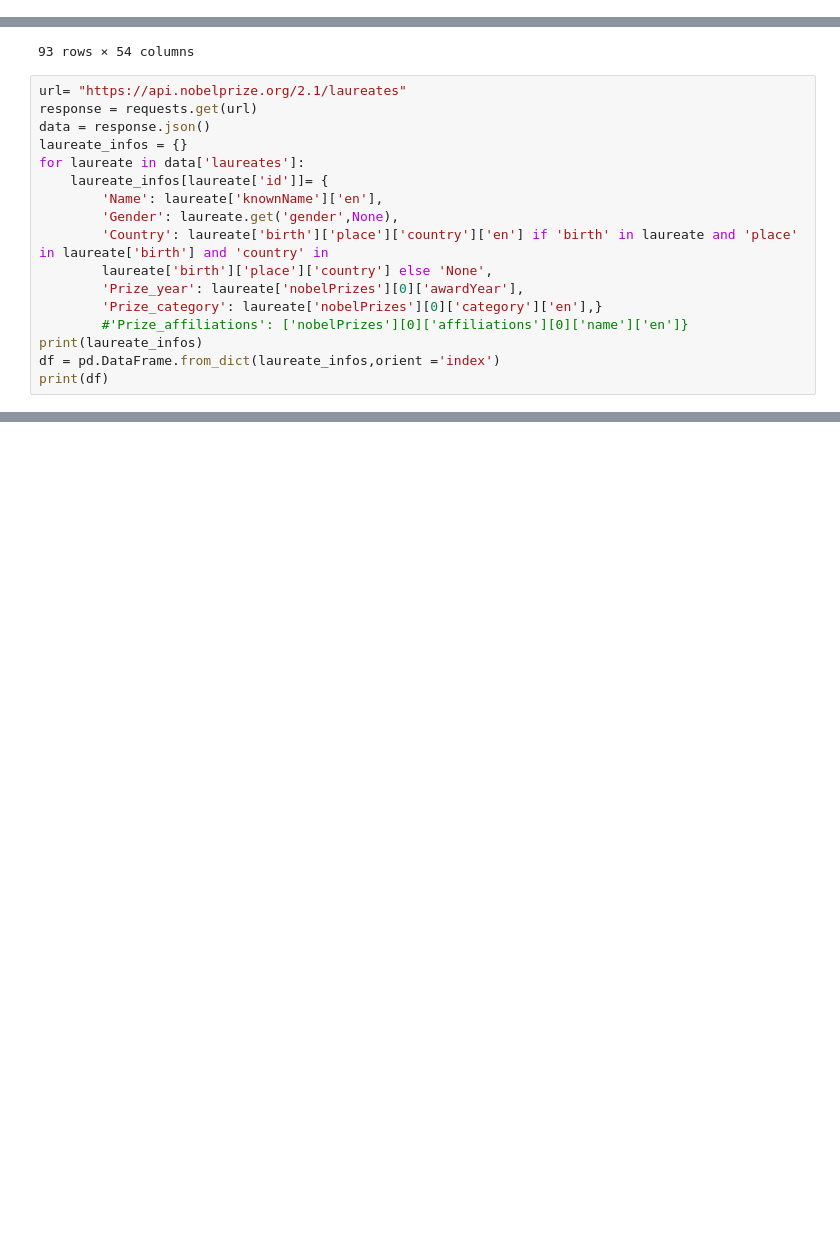
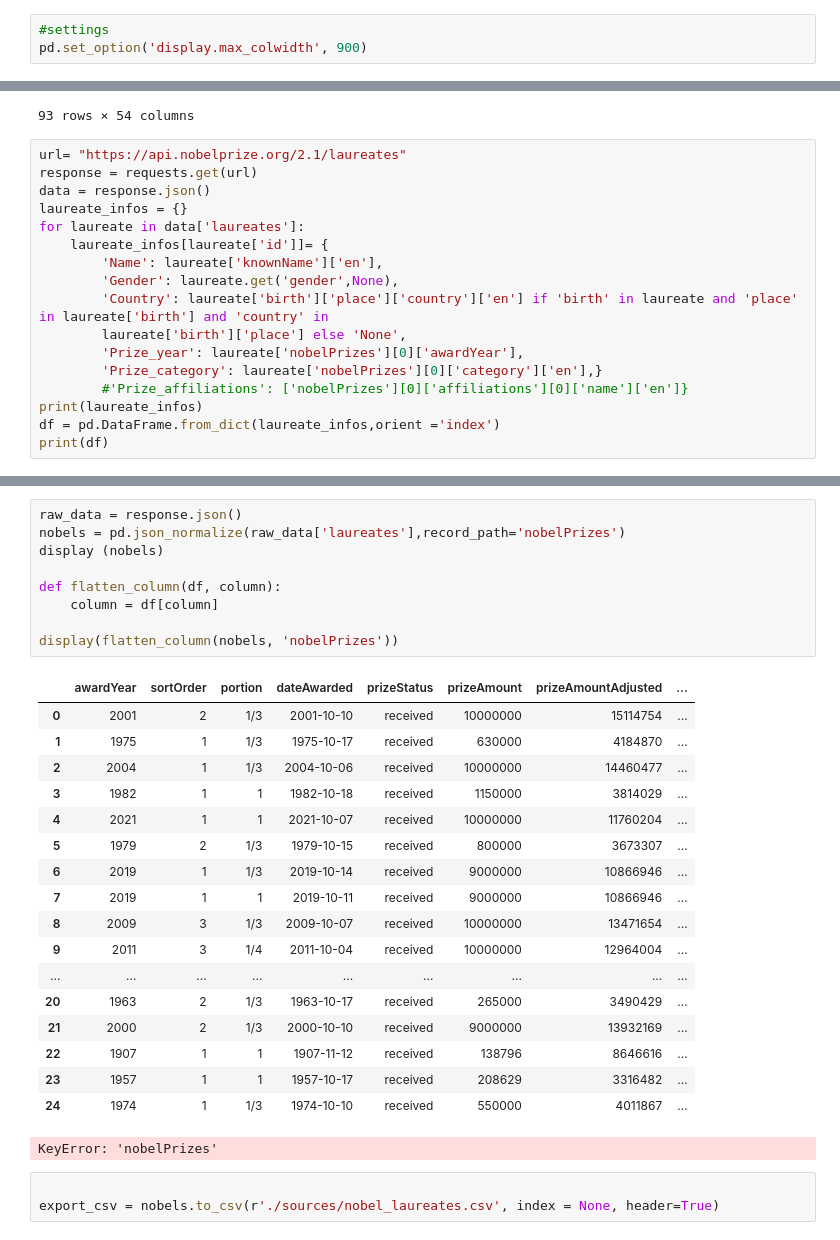
Before and after one commit to Bluceli168/IH-API-Project, a Jupyter notebook: main.ipynb, the cells around one changed output, grey strips where cells are left out. Drawn from its saved outputs; the diff is of its cells as text; blank space fills up the shorter version.

Commit message:
added flat column function

```diff
--- a/main.ipynb
+++ b/main.ipynb
@@ -73,4 +74,7 @@ import requests
 import pandas as pd
 from dotenv import load_dotenv
 import seaborn as sb
+# %%
+#settings
+pd.set_option('display.max_colwidth', 900)
 # %%
@@ -107,7 +112,7 @@ for laureate in data['laureates']:
         'Name': laureate['knownName']['en'],
         'Gender': laureate.get('gender',None),
         'Country': laureate['birth']['place']['country']['en'] if 'birth' in laureate and 'place' in laureate['birth'] and 'country' in
-        laureate['birth']['place']['country'] else 'None',
+        laureate['birth']['place'] else 'None',
         'Prize_year': laureate['nobelPrizes'][0]['awardYear'],
         'Prize_category': laureate['nobelPrizes'][0]['category']['en'],}
         #'Prize_affiliations': ['nobelPrizes'][0]['affiliations'][0]['name']['en']}
@@ -144,0 +140,31 @@ display(pd.DataFrame(laureate_infos))
+# %%
+raw_data = response.json()
+nobels = pd.json_normalize(raw_data['laureates'],record_path='nobelPrizes')
+display (nobels)
+
+def flatten_column(df, column):
+    column = df[column]
+
+display(flatten_column(nobels, 'nobelPrizes'))
+# %% [output]
+|  | awardYear | sortOrder | portion | dateAwarded | prizeStatus | prizeAmount | prizeAmountAdjusted | ... |
+| 0 | 2001 | 2 | 1/3 | 2001-10-10 | received | 10000000 | 15114754 | ... |
+| 1 | 1975 | 1 | 1/3 | 1975-10-17 | received | 630000 | 4184870 | ... |
+| 2 | 2004 | 1 | 1/3 | 2004-10-06 | received | 10000000 | 14460477 | ... |
+| 3 | 1982 | 1 | 1 | 1982-10-18 | received | 1150000 | 3814029 | ... |
+| 4 | 2021 | 1 | 1 | 2021-10-07 | received | 10000000 | 11760204 | ... |
+| 5 | 1979 | 2 | 1/3 | 1979-10-15 | received | 800000 | 3673307 | ... |
+| 6 | 2019 | 1 | 1/3 | 2019-10-14 | received | 9000000 | 10866946 | ... |
+| 7 | 2019 | 1 | 1 | 2019-10-11 | received | 9000000 | 10866946 | ... |
+| 8 | 2009 | 3 | 1/3 | 2009-10-07 | received | 10000000 | 13471654 | ... |
+| 9 | 2011 | 3 | 1/4 | 2011-10-04 | received | 10000000 | 12964004 | ... |
+| ... | ... | ... | ... | ... | ... | ... | ... | ... |
+| 20 | 1963 | 2 | 1/3 | 1963-10-17 | received | 265000 | 3490429 | ... |
+| 21 | 2000 | 2 | 1/3 | 2000-10-10 | received | 9000000 | 13932169 | ... |
+| 22 | 1907 | 1 | 1 | 1907-11-12 | received | 138796 | 8646616 | ... |
+| 23 | 1957 | 1 | 1 | 1957-10-17 | received | 208629 | 3316482 | ... |
+| 24 | 1974 | 1 | 1/3 | 1974-10-10 | received | 550000 | 4011867 | ... |
+KeyError: 'nobelPrizes'
+# %%
+
+export_csv = nobels.to_csv(r'./sources/nobel_laureates.csv', index = None, header=True)
```
Also changed, not shown: parts of 4 cells of this notebook, 1 other file.
